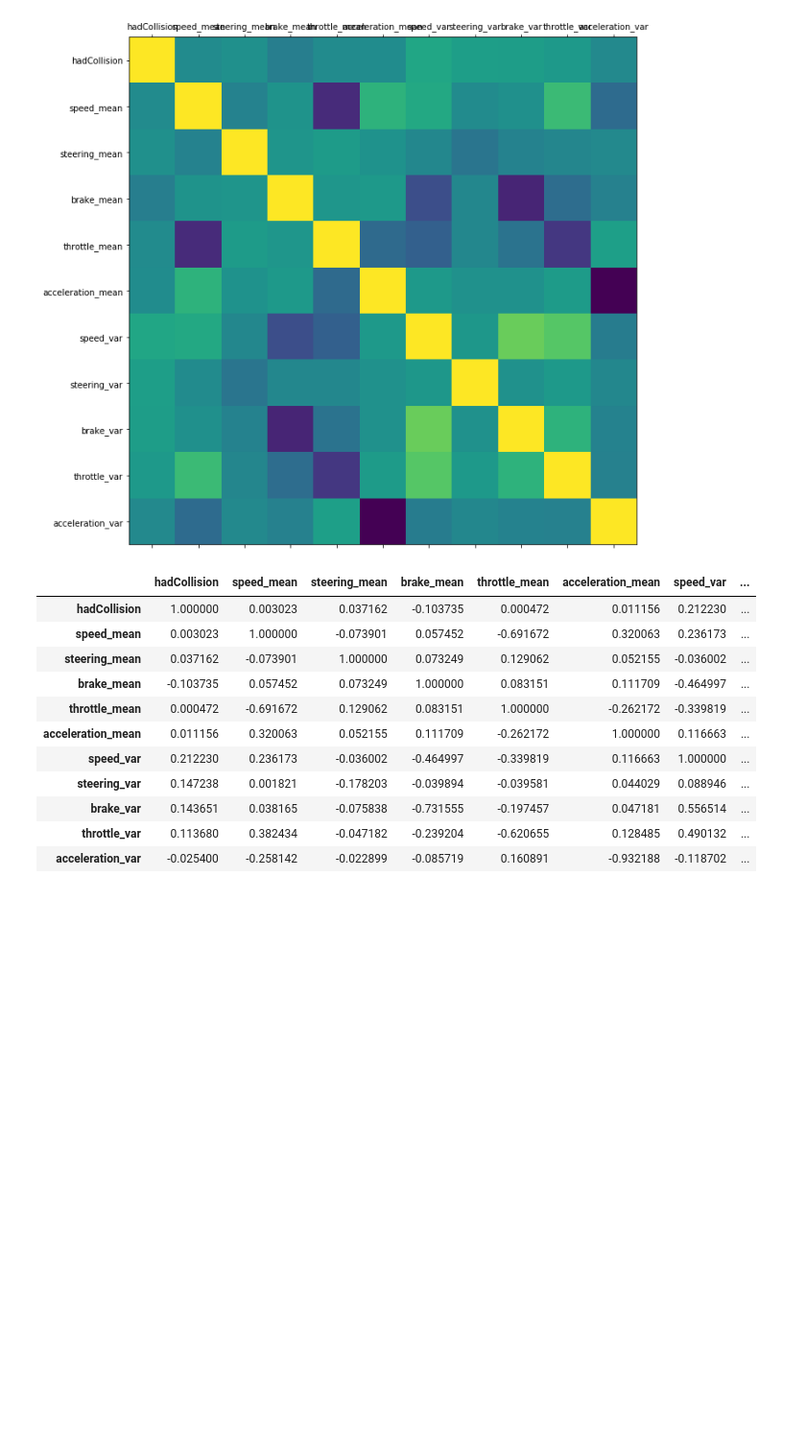
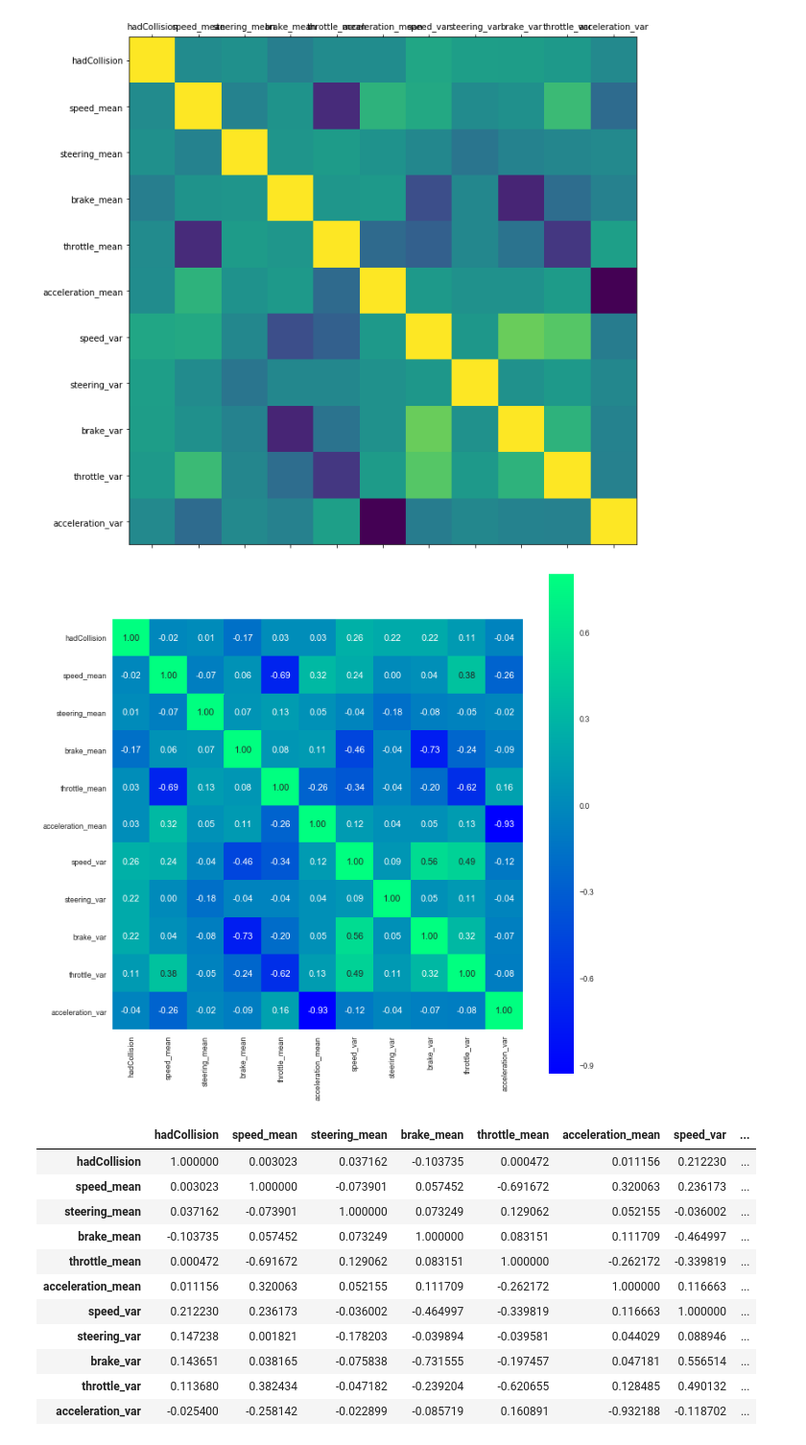
Before and after one commit to jcostamagna/thesis-python-jupyter, a Jupyter notebook: thesis_test.ipynb, the cells around one changed output. Shown at 96% size. Cells and saved outputs as stored; diff of their text form; code cells hidden in the pictures; blank space fills up the shorter version.

```diff
--- a/thesis_test.ipynb
+++ b/thesis_test.ipynb
@@ -379,6 +379,16 @@ def plot_corr(df, size=11):
 plot_corr(df_suffix, 11)
 # %% [output]
 [figure]
+# %%
+import seaborn as sns
+
+corrmat = df_suffix.corr()
+f, ax = plt.subplots(figsize=(11,11))
+sns.set(font_scale=0.9)
+sns.heatmap(corrmat, vmax=.8, square=True, annot=True, fmt='.2f', cmap="winter")
+plt.show()
+# %% [output]
+[figure, added]
 # %%
 df_suffix.corr()
 # %% [output]
```
Also changed, not shown: parts of 12 cells of this notebook.
